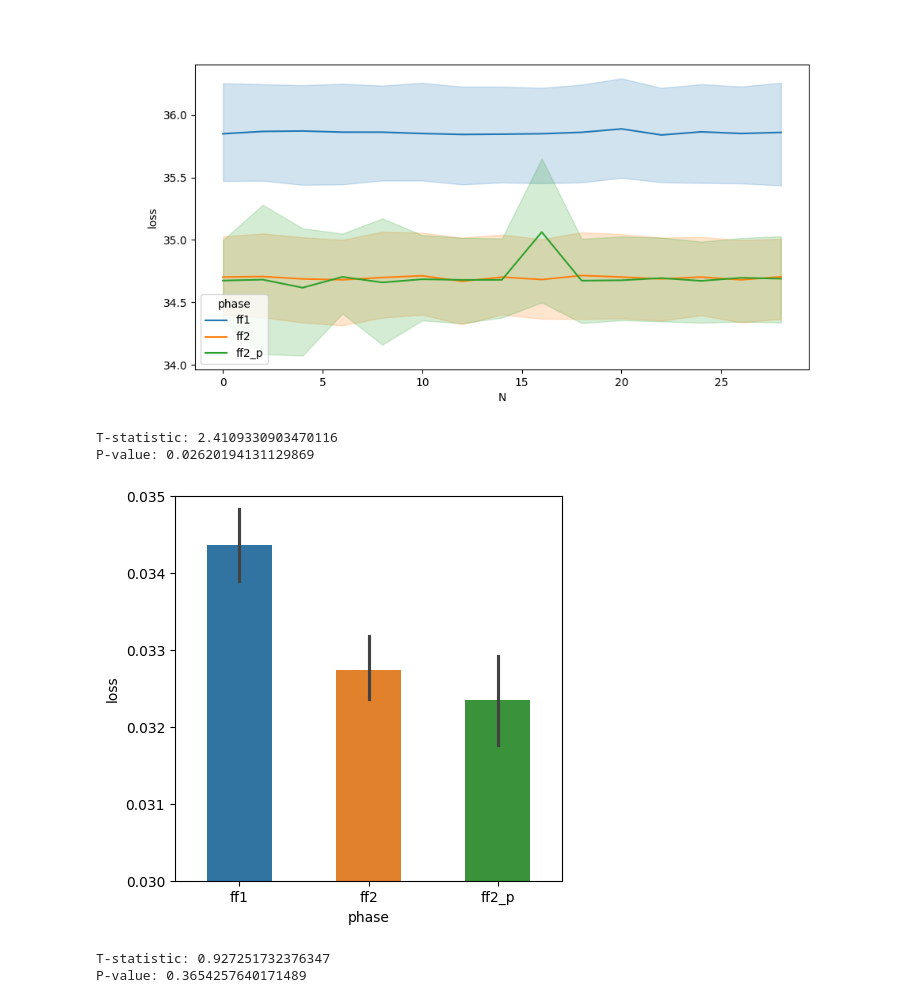
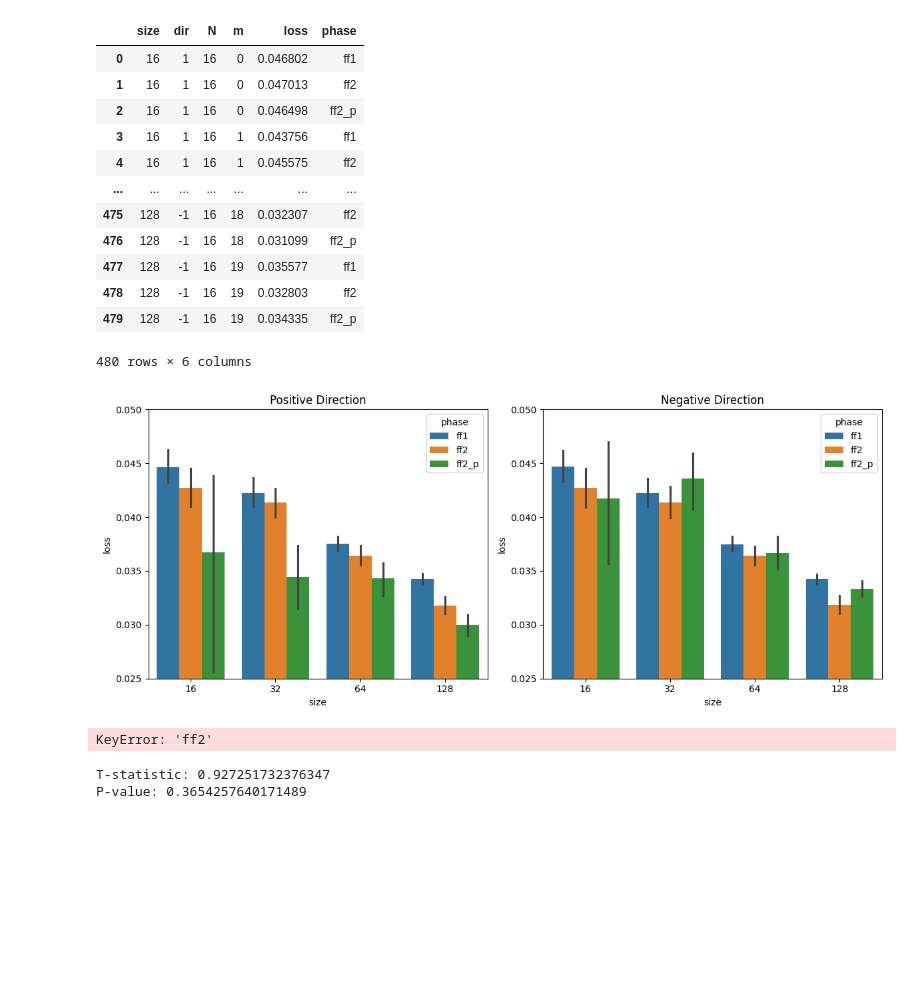
Before and after one commit to mshahbazi1997/MotorSavingModel, a Jupyter notebook: notebooks/perturb_hidden.ipynb, the cells around one changed output. Cells and saved outputs as stored; diff of their text form; code cells hidden in the pictures; blank space fills up the shorter version.

Commit message:
perturb plots

```diff
--- a/notebooks/perturb_hidden.ipynb
+++ b/notebooks/perturb_hidden.ipynb
@@ -11,6 +11,8 @@ import pandas as pd
 import seaborn as sb
 from tdr import build_tdr, orth_wrt_map
 import scipy.stats as stats
+
+base_dir = os.path.join(os.path.expanduser('~'),'Documents','Data','MotorNet')
 # %%
 # Load hidden
 #folder_name = 'Sim_simple3'
@@ -93,30 +102,62 @@ for N_idx in range(0,30,2):
 # %%
-%matplotlib widget
+#%matplotlib widget
 
-fig,ax = plt.subplots(1,1,figsize=(10,5))
+#fig,ax = plt.subplots(1,1,figsize=(10,5))
+#ax = sb.lineplot(x='N',y='loss',data=T,hue='phase')
 
-ax = sb.lineplot(x='N',y='loss',data=T,hue='phase')
+T = pd.read_csv(base_dir+'/perturb_hidden.csv')
-# %% [output]
-[figure, removed]
+# %%
+T
+# %% [output]
+|  | size | dir | N | m | loss | phase |
+| 0 | 16 | 1 | 16 | 0 | 0.046802 | ff1 |
+| 1 | 16 | 1 | 16 | 0 | 0.047013 | ff2 |
+| 2 | 16 | 1 | 16 | 0 | 0.046498 | ff2_p |
+| 3 | 16 | 1 | 16 | 1 | 0.043756 | ff1 |
+| 4 | 16 | 1 | 16 | 1 | 0.045575 | ff2 |
+| ... | ... | ... | ... | ... | ... | ... |
+| 475 | 128 | -1 | 16 | 18 | 0.032307 | ff2 |
+| 476 | 128 | -1 | 16 | 18 | 0.031099 | ff2_p |
+| 477 | 128 | -1 | 16 | 19 | 0.035577 | ff1 |
+| 478 | 128 | -1 | 16 | 19 | 0.032803 | ff2 |
+| 479 | 128 | -1 | 16 | 19 | 0.034335 | ff2_p |
+480 rows × 6 columns
 # %%
-fig,ax = plt.subplots(1,1,figsize=(5,5))
+fig,ax = plt.subplots(1,2,figsize=(12,5))
 
-ax = sb.barplot(x='phase',y='loss',data=T,hue='phase',width=0.5)
+
+T_pos=T[T['dir']==1]
+T_neg=T[T['dir']==-1]
+
+
+
+# Plot for T_pos on the first subplot
+sb.barplot(x='size', y='loss', data=T_pos, hue='phase', ax=ax[0])
+ax[0].set_title('Positive Direction')
+ax[0].set_ylim([0.025, 0.05])  # Adjust the limit as needed
+
+# Plot for T_neg on the second subplot
+sb.barplot(x='size', y='loss', data=T_neg, hue='phase', ax=ax[1])
+ax[1].set_title('Negative Direction')
+ax[1].set_ylim([0.025, 0.05])  # Adjust the limit as needed
+
+# Display the plot
+plt.tight_layout()  # Adjust the layout
+plt.show()
 
 #ax.set_ylim([33,37])
-ax.set_ylim([0.03,0.035])
 #ax.set_ylim([14,16])
 
-L = T.pivot_table(index='m',columns='phase',values='loss')
-t_statistic, p_value = stats.ttest_rel(L['ff2'],L['ff2_p'])
-print("T-statistic:", t_statistic)
-print("P-value:", p_value)
+# L = T.pivot_table(index='m',columns='phase',values='loss')
+# t_statistic, p_value = stats.ttest_rel(L['ff2'],L['ff2_p'])
+# print("T-statistic:", t_statistic)
+# print("P-value:", p_value)
 # %% [output]
-T-statistic: 2.4109330903470116
-P-value: 0.02620194131129869
-[figure, old version]
+[figure, new version]
 # %%
 t_statistic, p_value = stats.ttest_rel(T['ff2'],T['ff2_p'])
+# %% [output]
+KeyError: 'ff2'
 # %%
 t_statistic, p_value = stats.ttest_rel(T['ff1'],T['ff2'])
 print("T-statistic:", t_statistic)
```
Also changed, not shown: parts of 1 cell of this notebook, 3 other files.
